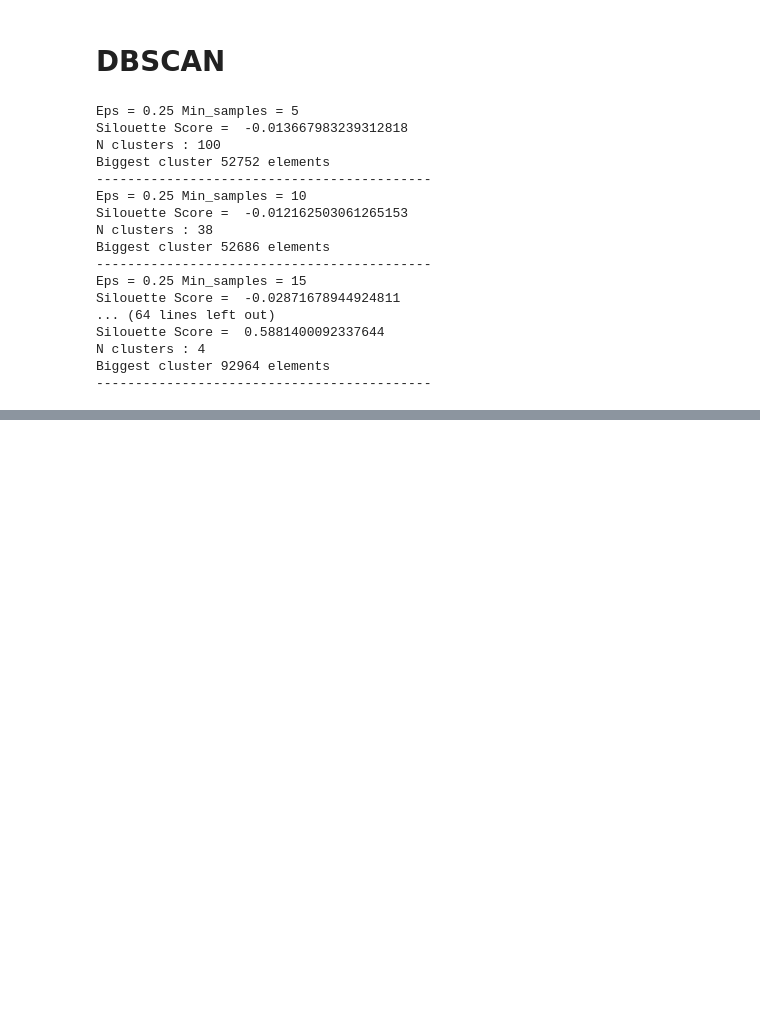
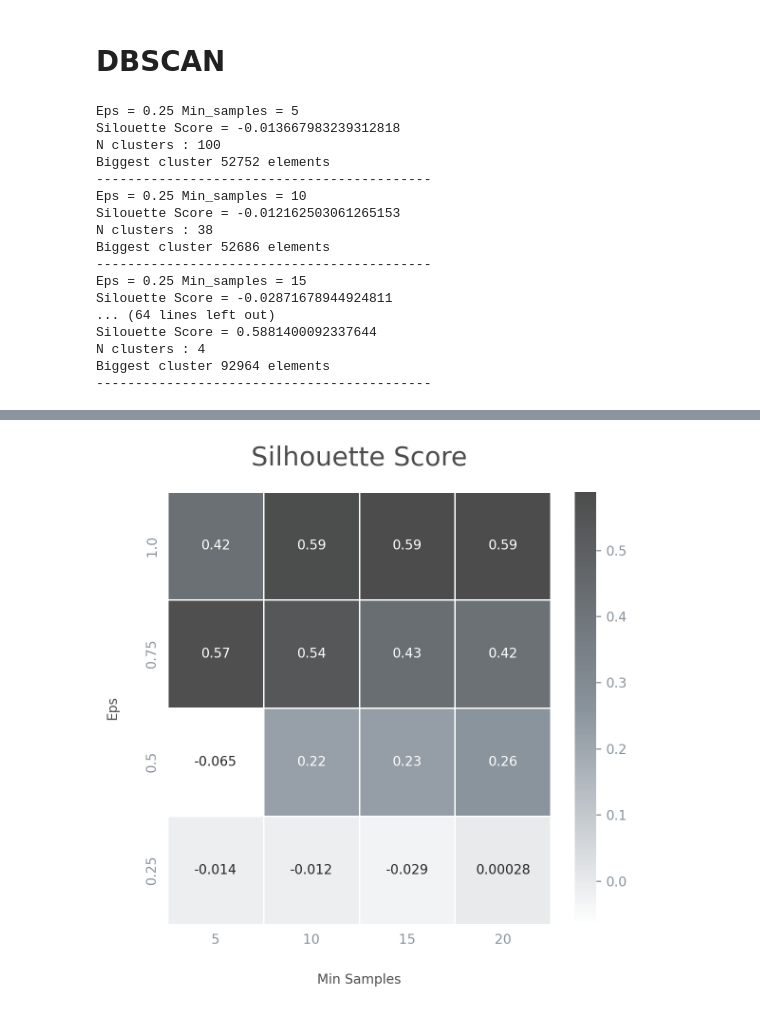
Before and after one commit to vicmcl/e-commerce, a Jupyter notebook: notebook_essais.ipynb, the cells around one changed output, grey strips where cells are left out. Saved outputs shown, nothing was run; the diff lists cells and outputs as text; code cells hidden in the pictures; blank space fills up the shorter version.

```diff
--- a/notebook_essais.ipynb
+++ b/notebook_essais.ipynb
@@ -213,0 +280,23 @@ Biggest cluster 92964 elements
+# %%
+# Heatmap silhouette score
+plt.figure(figsize=(6, 6))
+
+data_hm = pd.DataFrame()
+
+for (eps, min_sample), val in models_dbscan.items():
+    data_hm.loc[eps, min_sample] = scores[(eps, min_sample)]
+
+data_hm = data_hm.iloc[::-1]
+sns.heatmap(
+    data_hm,
+    cmap=cmap,
+    annot=True,
+    linewidths=0.5,
+    linecolor='white'
+)
+plt.xlabel("Min Samples")
+plt.ylabel("Eps")
+plt.title("Silhouette Score")
+plt.tight_layout()
+# %% [output]
+[figure, added]
```
Also changed, not shown: parts of 13 cells of this notebook.
